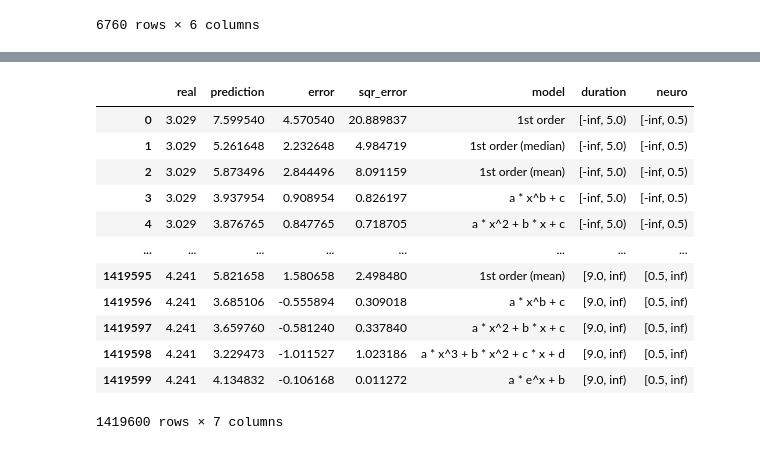
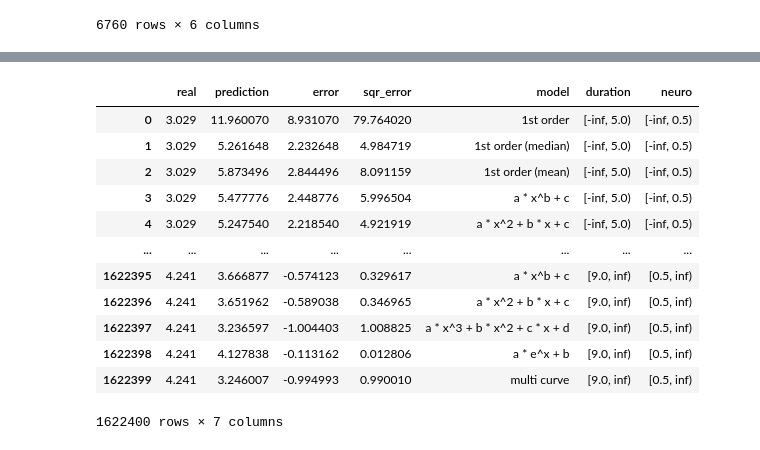
Before and after one commit to molguin92/EdgeDroid2, a Jupyter notebook: analysis_2023/full_validation_only_truncated.ipynb, the cells around one changed output, grey strips where cells are left out. Saved outputs shown, nothing was run; the diff lists cells and outputs as text; code cells hidden in the pictures.

Commit message:
working on multi curve approach

```diff
--- a/analysis_2023/full_validation_only_truncated.ipynb
+++ b/analysis_2023/full_validation_only_truncated.ipynb
@@ -30,46 +34,23 @@ import numpy as np
 
 result_rows = deque()
 for participant in tqdm(data["participant"].unique(), desc="Run"):
-    class CurveFittingTestModel(CurveFittingExecutionTimeModel):
+    class MultiCurveFittingTestModel(MultiCurveFittingExecutionTimeModel):
         @staticmethod
-        def get_data() -> (
-            Tuple[
-                pd.DataFrame,
-                pd.arrays.IntervalArray,
-                pd.arrays.IntervalArray,
-                pd.arrays.IntervalArray,
-            ]
-        ):
-            data, *rest = CurveFittingExecutionTimeModel.get_data()
-            return (data[data["participant"] != participant].copy(), *rest)
+        def get_data() -> pd.DataFrame:
+            data = MultiCurveFittingExecutionTimeModel.get_data()
+            return data[data["participant"] != participant].copy()
 
-    class PowerFitTestModel(CurveFittingTestModel):
-        curve = "a * x^b + c"
+    class PowerFitTestModel(MultiCurveFittingTestModel):
+        _fit_functions = (PowerFit,)
 
-        @staticmethod
-        def _exec_time_func(x, a, b, c) -> float:
-            return a * np.power(x, b) + c
+    class SquareFitTestModel(MultiCurveFittingTestModel):
+        _fit_functions = (SquareFit,)
 
-    class SquareFitTestModel(CurveFittingTestModel):
-        curve = "a * x^2 + b * x + c"
+    class CubeFitTestModel(MultiCurveFittingTestModel):
+        _fit_functions = (CubeFit,)
 
-        @staticmethod
-        def _exec_time_func(x, a, b, c) -> float:
-            return a * np.square(x) + b * x + c
-
-    class CubeFitTestModel(CurveFittingTestModel):
-        curve = "a * x^3 + b * x^2 + c * x + d"
-
-        @staticmethod
-        def _exec_time_func(x, a, b, c, d) -> float:
-            return a * np.power(x, 3) + b * np.square(x) + c * x + d
-
-    class ExponentialFitTestModel(CurveFittingTestModel):
-        curve = "a * e^x + b"
-
-        @staticmethod
-        def _exec_time_func(x, a, b) -> float:
-            return a * np.exp(x) + b
+    class ExponentialFitTestModel(MultiCurveFittingTestModel):
+        _fit_functions = (ExponentialFit,)
 
     def get_test_data(*args, **kwargs) -> (
         Tuple[
@@ -120,6 +101,7 @@ for participant in tqdm(data["participant"].unique(), desc="Run"):
     square_fit_model = SquareFitTestModel(neuroticism)
     cube_fit_model = CubeFitTestModel(neuroticism)
     exponential_fit_model = ExponentialFitTestModel(neuroticism)
+    multi_fit_model = MultiCurveFittingExecutionTimeModel(neuroticism)
 
     # deque containing (model name, model object, ttf_bins, window_size, kernel name)
     models: Deque[Tuple[str, ExecutionTimeModel, int, int, str]] = deque()
@@ -127,10 +109,11 @@ for participant in tqdm(data["participant"].unique(), desc="Run"):
         ("1st order", naive_model, 0, 0, "none"),
         ("1st order (median)", naive_median_model, 0, 0, "none"),
         ("1st order (mean)", naive_mean_model, 0, 0, "none"),
-        (power_fit_model.curve, power_fit_model , 0, 0, "none"),
-        (square_fit_model.curve, square_fit_model, 0, 0, "none"),
-        (cube_fit_model.curve, cube_fit_model, 0, 0, "none"),
-        (exponential_fit_model.curve, exponential_fit_model, 0, 0, "none")
+        ("a * x^b + c", power_fit_model , 0, 0, "none"),
+        ("a * x^2 + b * x + c", square_fit_model, 0, 0, "none"),
+        ("a * x^3 + b * x^2 + c * x + d", cube_fit_model, 0, 0, "none"),
+        ("a * e^x + b", exponential_fit_model, 0, 0, "none"),
+        ("multi curve", multi_fit_model, 0, 0, "none")
     ))
 
     # for (ttf_bins, window_size) in itertools.product(range(1, 10), (4, 8, 12)):
@@ -191,16 +191,16 @@ results
 |  | real | prediction | error | sqr_error | model | duration | neuro |
-| 0 | 3.029 | 7.599540 | 4.570540 | 20.889837 | 1st order | [-inf, 5.0) | [-inf, 0.5) |
+| 0 | 3.029 | 11.960070 | 8.931070 | 79.764020 | 1st order | [-inf, 5.0) | [-inf, 0.5) |
 | 1 | 3.029 | 5.261648 | 2.232648 | 4.984719 | 1st order (median) | [-inf, 5.0) | [-inf, 0.5) |
 | 2 | 3.029 | 5.873496 | 2.844496 | 8.091159 | 1st order (mean) | [-inf, 5.0) | [-inf, 0.5) |
-| 3 | 3.029 | 3.937954 | 0.908954 | 0.826197 | a * x^b + c | [-inf, 5.0) | [-inf, 0.5) |
-| 4 | 3.029 | 3.876765 | 0.847765 | 0.718705 | a * x^2 + b * x + c | [-inf, 5.0) | [-inf, 0.5) |
+| 3 | 3.029 | 5.477776 | 2.448776 | 5.996504 | a * x^b + c | [-inf, 5.0) | [-inf, 0.5) |
+| 4 | 3.029 | 5.247540 | 2.218540 | 4.921919 | a * x^2 + b * x + c | [-inf, 5.0) | [-inf, 0.5) |
 | ... | ... | ... | ... | ... | ... | ... | ... |
-| 1419595 | 4.241 | 5.821658 | 1.580658 | 2.498480 | 1st order (mean) | [9.0, inf) | [0.5, inf) |
-| 1419596 | 4.241 | 3.685106 | -0.555894 | 0.309018 | a * x^b + c | [9.0, inf) | [0.5, inf) |
-| 1419597 | 4.241 | 3.659760 | -0.581240 | 0.337840 | a * x^2 + b * x + c | [9.0, inf) | [0.5, inf) |
-| 1419598 | 4.241 | 3.229473 | -1.011527 | 1.023186 | a * x^3 + b * x^2 + c * x + d | [9.0, inf) | [0.5, inf) |
-| 1419599 | 4.241 | 4.134832 | -0.106168 | 0.011272 | a * e^x + b | [9.0, inf) | [0.5, inf) |
+| 1622395 | 4.241 | 3.666877 | -0.574123 | 0.329617 | a * x^b + c | [9.0, inf) | [0.5, inf) |
+| 1622396 | 4.241 | 3.651962 | -0.589038 | 0.346965 | a * x^2 + b * x + c | [9.0, inf) | [0.5, inf) |
+| 1622397 | 4.241 | 3.236597 | -1.004403 | 1.008825 | a * x^3 + b * x^2 + c * x + d | [9.0, inf) | [0.5, inf) |
+| 1622398 | 4.241 | 4.127838 | -0.113162 | 0.012806 | a * e^x + b | [9.0, inf) | [0.5, inf) |
+| 1622399 | 4.241 | 3.246007 | -0.994993 | 0.990010 | multi curve | [9.0, inf) | [0.5, inf) |
-1419600 rows × 7 columns
+1622400 rows × 7 columns
 # %%
 # results.groupby(["model", "kernel", "window_size", "ttf_bins"], observed=True)["sqr_error"].mean().sort_values(ascending=True)
 
```
Also changed, not shown: parts of 4 cells of this notebook, 1 other file.
